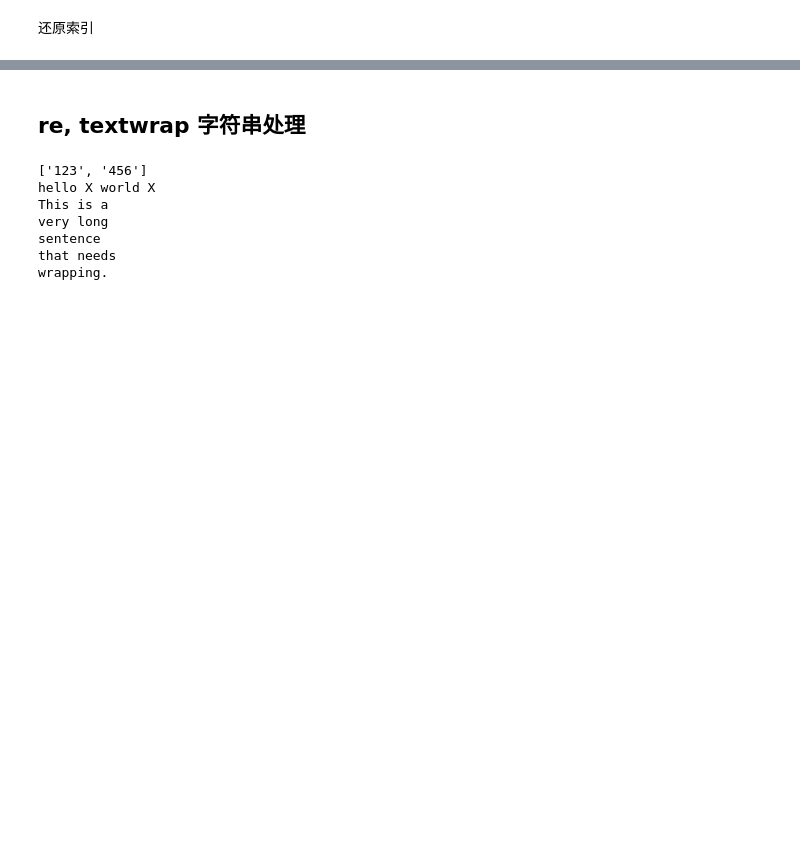
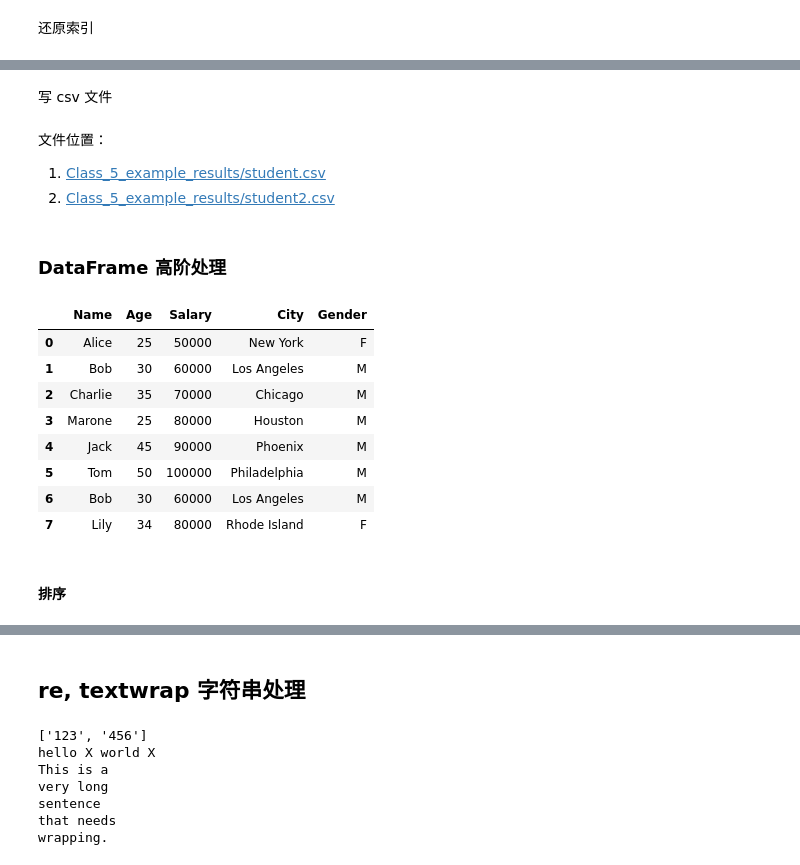
Before and after one commit to chunyi-11/PythonCourse, a Jupyter notebook: Class_5.ipynb, the cells around one changed output, grey strips where cells are left out. Cells and saved outputs as stored; diff of their text form; code cells hidden in the pictures; blank space fills up the shorter version.

```diff
--- a/Class_5.ipynb
+++ b/Class_5.ipynb
@@ -574,0 +884,7 @@ Tom       50  100000  Philadelphia
+# %% [markdown]
+写 csv 文件
+# %% [markdown]
+文件位置：
+
+1. [Class_5_example_results/student.csv](Class_5_example_results/student.csv)
+2. [Class_5_example_results/student2.csv](Class_5_example_results/student2.csv)
@@ -574,0 +898,35 @@ Tom       50  100000  Philadelphia
+# %% [markdown]
+### DataFrame 高阶处理
+# %%
+df = pd.DataFrame(
+    {
+        "Name": ["Alice", "Bob", "Charlie", "Marone", "Jack", "Tom", "Bob", "Lily"],
+        "Age": [25, 30, 35, 25, 45, 50, 30, 34],
+        "Salary": [50000, 60000, 70000, 80000, 90000, 100000, 60000, 80000],
+        "City": [
+            "New York",
+            "Los Angeles",
+            "Chicago",
+            "Houston",
+            "Phoenix",
+            "Philadelphia",
+            "Los Angeles",
+            "Rhode Island",
+        ],
+        "Gender": ["F", "M", "M", "M", "M", "M", "M", "F"],
+    }
+)
+
+df
+# %% [output]
+|  | Name | Age | Salary | City | Gender |
+| 0 | Alice | 25 | 50000 | New York | F |
+| 1 | Bob | 30 | 60000 | Los Angeles | M |
+| 2 | Charlie | 35 | 70000 | Chicago | M |
+| 3 | Marone | 25 | 80000 | Houston | M |
+| 4 | Jack | 45 | 90000 | Phoenix | M |
+| 5 | Tom | 50 | 100000 | Philadelphia | M |
+| 6 | Bob | 30 | 60000 | Los Angeles | M |
+| 7 | Lily | 34 | 80000 | Rhode Island | F |
+# %% [markdown]
+#### 排序
```
Also changed, not shown: parts of 65 cells of this notebook, 5 other files.
